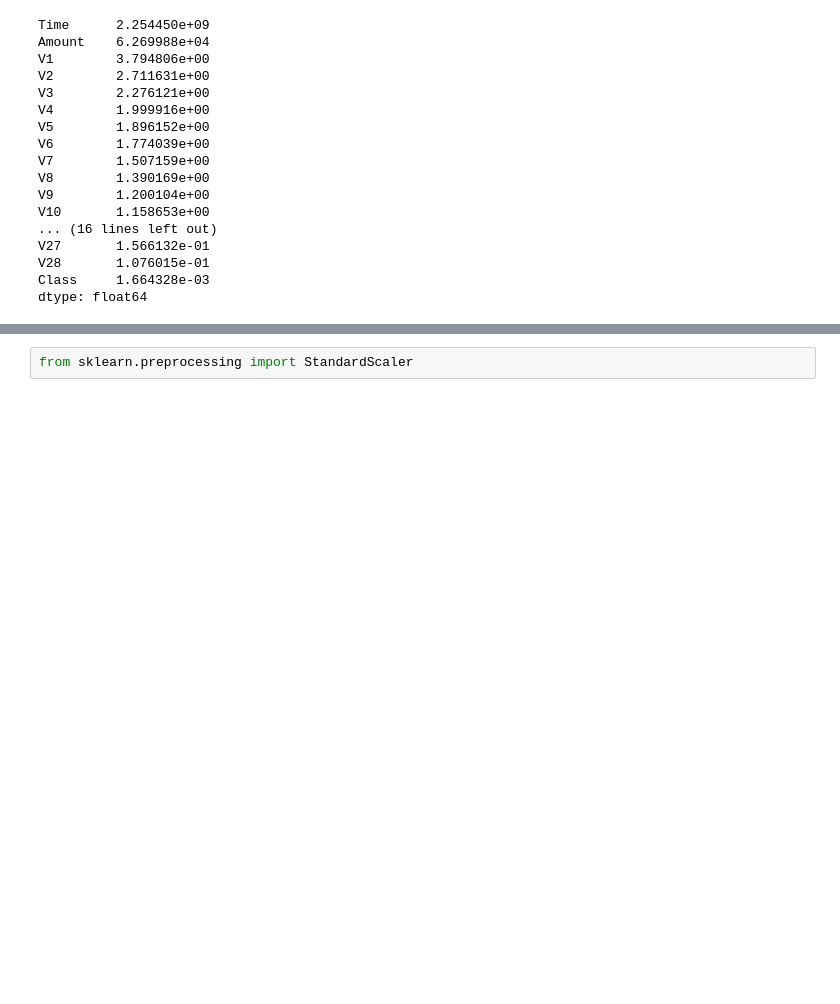
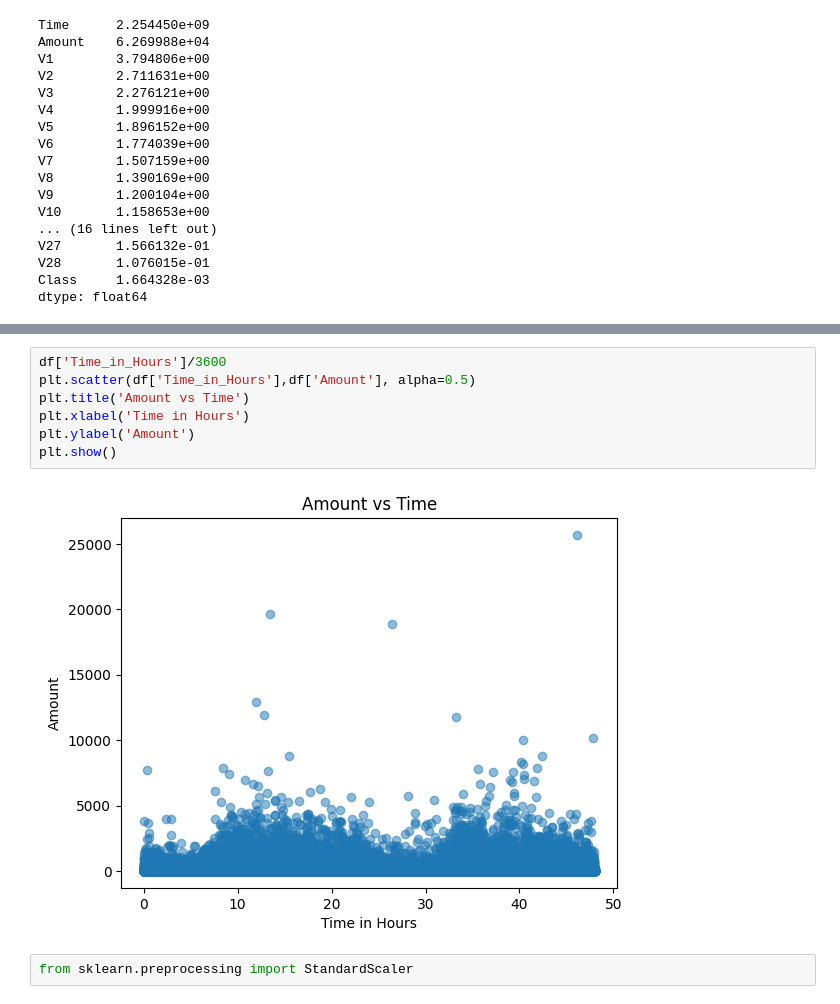
Before and after one commit to ShahadAlharbi21/fraud-detection-ml, a Jupyter notebook: fraud_detection.ipynb, the cells around one changed output, grey strips where cells are left out. Drawn from its saved outputs; the diff is of its cells as text; blank space fills up the shorter version.

```diff
--- a/fraud_detection.ipynb
+++ b/fraud_detection.ipynb
@@ -116,3 +127,12 @@ dtype: float64
+# %%
+df['Time_in_Hours']/3600
+plt.scatter(df['Time_in_Hours'],df['Amount'], alpha=0.5)
+plt.title('Amount vs Time')
+plt.xlabel('Time in Hours')
+plt.ylabel('Amount')
+plt.show()
+# %% [output]
+[figure, added]
 # %%
 from sklearn.preprocessing import StandardScaler
 # %%
```
Also changed, not shown: parts of 4 cells of this notebook.
